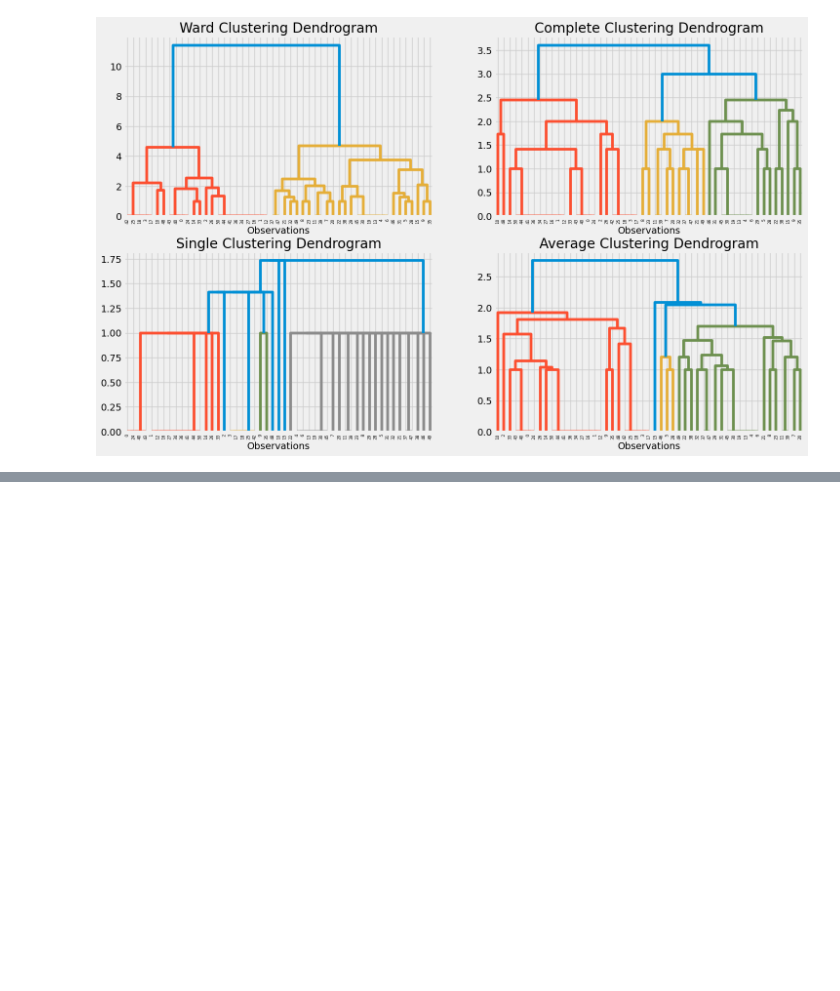
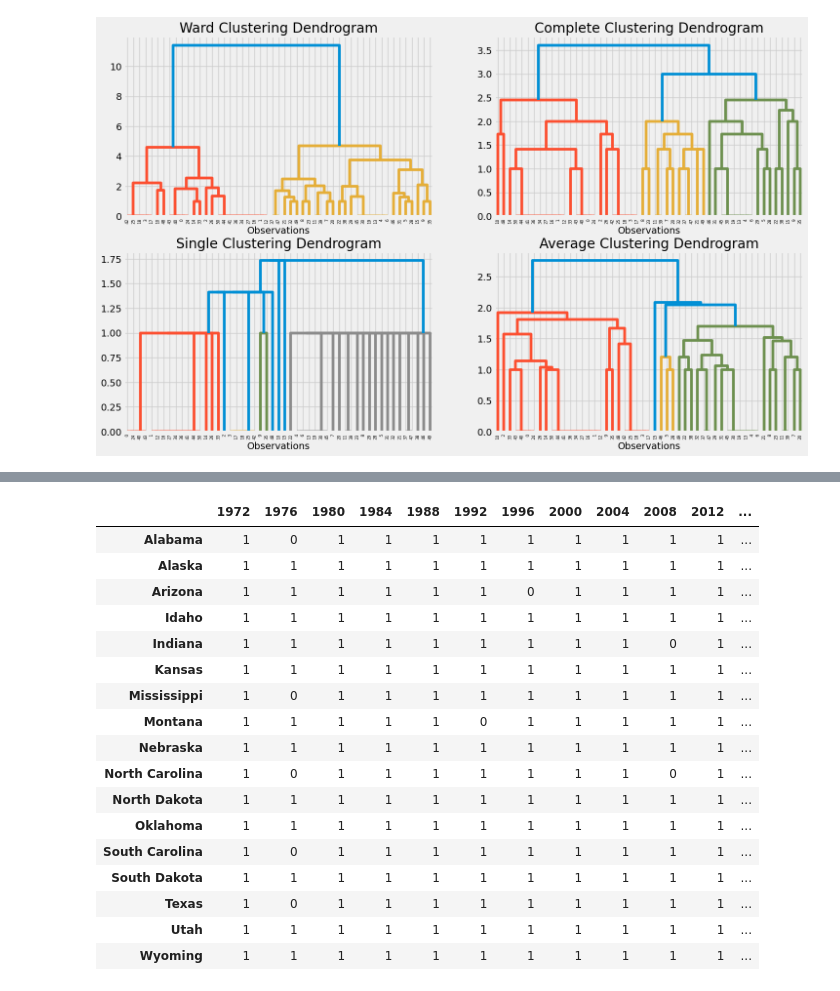
Before and after one commit to giomhern/data119, a Jupyter notebook: homeworks/hw6.ipynb, the cells around one changed output, grey strips where cells are left out. Saved outputs shown, nothing was run; the diff lists cells and outputs as text; code cells hidden in the pictures; blank space fills up the shorter version.

```diff
--- a/homeworks/hw6.ipynb
+++ b/homeworks/hw6.ipynb
@@ -255,3 +223,6 @@ def plot_dendrogram(model, **kwargs):
 
     # Plot the corresponding dendrogram
     dendrogram(linkage_matrix, **kwargs)
+# %%
+final_pres = final_pres.drop(columns= ['Cluster'])
+final_pres
@@ -289,3 +278,9 @@ plt.xlabel("Observations")
 plt.show()
 # %% [output]
 [figure]
+# %%
+kmeans = KMeans(n_clusters=4, random_state=42)
+clusters = kmeans.fit_predict(final_pres)
+n_final_pres = final_pres
+n_final_pres['Cluster'] = clusters
+n_final_pres
@@ -291,0 +334,22 @@ plt.show()
+# %%
+clust_3 = n_final_pres.groupby("Cluster").get_group(2)
+clust_3
+# %% [output]
+|  | 1972 | 1976 | 1980 | 1984 | 1988 | 1992 | 1996 | 2000 | 2004 | 2008 | 2012 | ... |
+| Alabama | 1 | 0 | 1 | 1 | 1 | 1 | 1 | 1 | 1 | 1 | 1 | ... |
+| Alaska | 1 | 1 | 1 | 1 | 1 | 1 | 1 | 1 | 1 | 1 | 1 | ... |
+| Arizona | 1 | 1 | 1 | 1 | 1 | 1 | 0 | 1 | 1 | 1 | 1 | ... |
+| Idaho | 1 | 1 | 1 | 1 | 1 | 1 | 1 | 1 | 1 | 1 | 1 | ... |
+| Indiana | 1 | 1 | 1 | 1 | 1 | 1 | 1 | 1 | 1 | 0 | 1 | ... |
+| Kansas | 1 | 1 | 1 | 1 | 1 | 1 | 1 | 1 | 1 | 1 | 1 | ... |
+| Mississippi | 1 | 0 | 1 | 1 | 1 | 1 | 1 | 1 | 1 | 1 | 1 | ... |
+| Montana | 1 | 1 | 1 | 1 | 1 | 0 | 1 | 1 | 1 | 1 | 1 | ... |
+| Nebraska | 1 | 1 | 1 | 1 | 1 | 1 | 1 | 1 | 1 | 1 | 1 | ... |
+| North Carolina | 1 | 0 | 1 | 1 | 1 | 1 | 1 | 1 | 1 | 0 | 1 | ... |
+| North Dakota | 1 | 1 | 1 | 1 | 1 | 1 | 1 | 1 | 1 | 1 | 1 | ... |
+| Oklahoma | 1 | 1 | 1 | 1 | 1 | 1 | 1 | 1 | 1 | 1 | 1 | ... |
+| South Carolina | 1 | 0 | 1 | 1 | 1 | 1 | 1 | 1 | 1 | 1 | 1 | ... |
+| South Dakota | 1 | 1 | 1 | 1 | 1 | 1 | 1 | 1 | 1 | 1 | 1 | ... |
+| Texas | 1 | 0 | 1 | 1 | 1 | 1 | 1 | 1 | 1 | 1 | 1 | ... |
+| Utah | 1 | 1 | 1 | 1 | 1 | 1 | 1 | 1 | 1 | 1 | 1 | ... |
+| Wyoming | 1 | 1 | 1 | 1 | 1 | 1 | 1 | 1 | 1 | 1 | 1 | ... |
```
Also changed, not shown: parts of 12 cells of this notebook.
